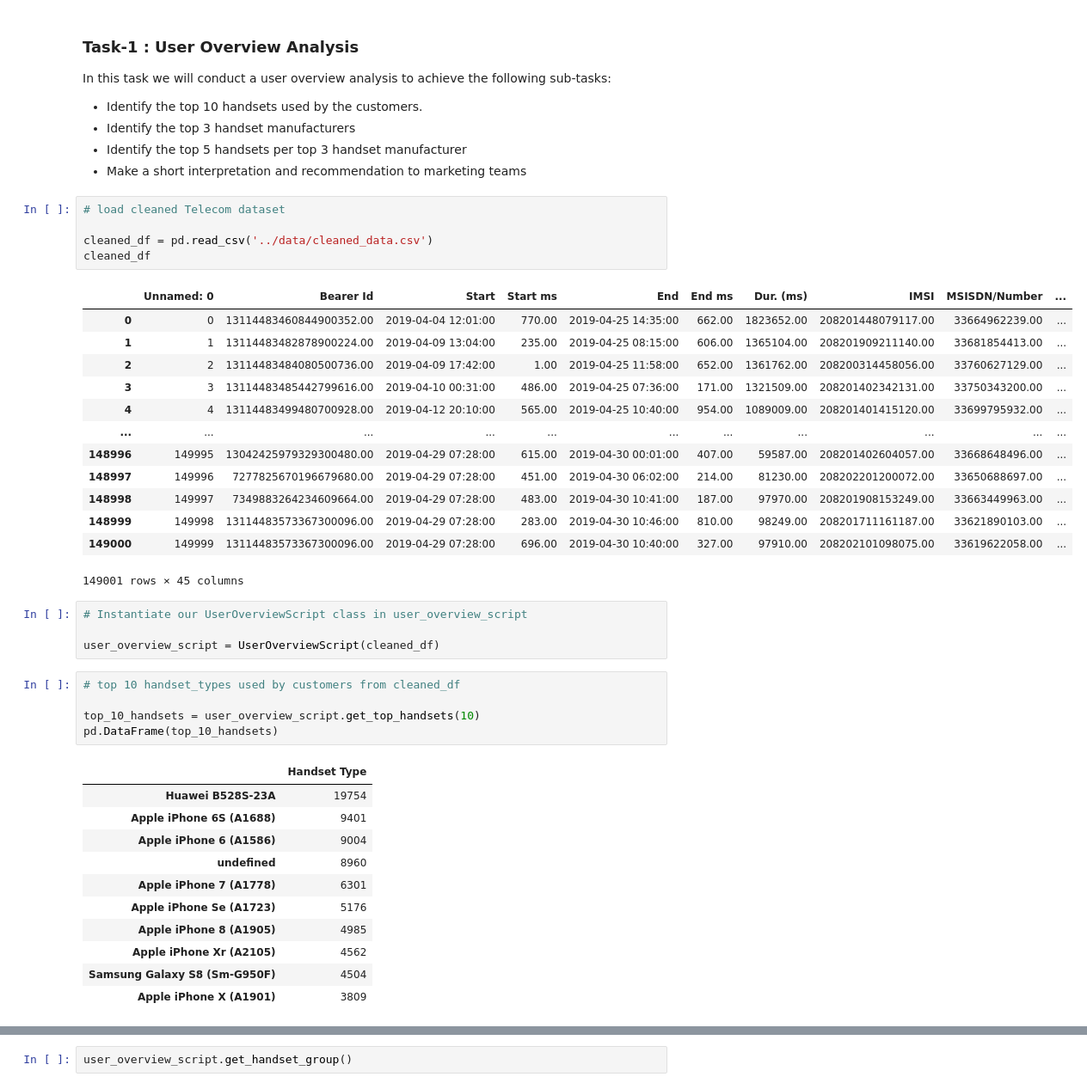
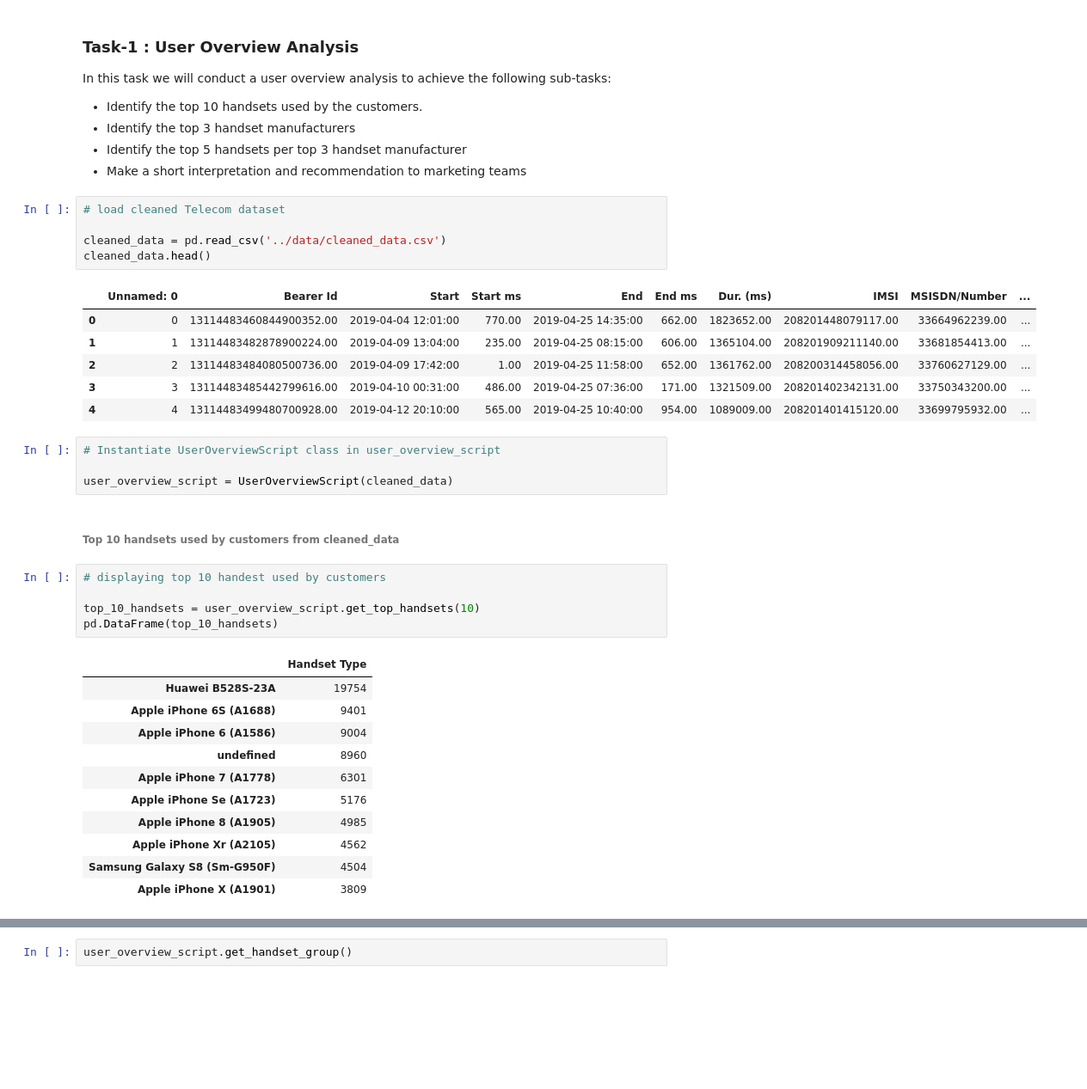
Before and after one commit to Yohanes-GR/Telecom-Data-Analysis, a Jupyter notebook: notebooks/Task_1_User_Overview_Analysis.ipynb, the cells around one changed output, grey strips where cells are left out. Shown at 86% size. Drawn from its saved outputs; the diff is of its cells as text; blank space fills up the shorter version.

```diff
--- a/notebooks/Task_1_User_Overview_Analysis.ipynb
+++ b/notebooks/Task_1_User_Overview_Analysis.ipynb
@@ -30,28 +30,23 @@ In this task we will conduct a user overview analysis to achieve the following s
 # %%
 # load cleaned Telecom dataset
 
-cleaned_df = pd.read_csv('../data/cleaned_data.csv')
-cleaned_df
+cleaned_data = pd.read_csv('../data/cleaned_data.csv')
+cleaned_data.head()
 # %% [output]
 |  | Unnamed: 0 | Bearer Id | Start | Start ms | End | End ms | Dur. (ms) | IMSI | MSISDN/Number | ... |
 | 0 | 0 | 13114483460844900352.00 | 2019-04-04 12:01:00 | 770.00 | 2019-04-25 14:35:00 | 662.00 | 1823652.00 | 208201448079117.00 | 33664962239.00 | ... |
 | 1 | 1 | 13114483482878900224.00 | 2019-04-09 13:04:00 | 235.00 | 2019-04-25 08:15:00 | 606.00 | 1365104.00 | 208201909211140.00 | 33681854413.00 | ... |
 | 2 | 2 | 13114483484080500736.00 | 2019-04-09 17:42:00 | 1.00 | 2019-04-25 11:58:00 | 652.00 | 1361762.00 | 208200314458056.00 | 33760627129.00 | ... |
 | 3 | 3 | 13114483485442799616.00 | 2019-04-10 00:31:00 | 486.00 | 2019-04-25 07:36:00 | 171.00 | 1321509.00 | 208201402342131.00 | 33750343200.00 | ... |
 | 4 | 4 | 13114483499480700928.00 | 2019-04-12 20:10:00 | 565.00 | 2019-04-25 10:40:00 | 954.00 | 1089009.00 | 208201401415120.00 | 33699795932.00 | ... |
-| ... | ... | ... | ... | ... | ... | ... | ... | ... | ... | ... |
-| 148996 | 149995 | 13042425979329300480.00 | 2019-04-29 07:28:00 | 615.00 | 2019-04-30 00:01:00 | 407.00 | 59587.00 | 208201402604057.00 | 33668648496.00 | ... |
-| 148997 | 149996 | 7277825670196679680.00 | 2019-04-29 07:28:00 | 451.00 | 2019-04-30 06:02:00 | 214.00 | 81230.00 | 208202201200072.00 | 33650688697.00 | ... |
-| 148998 | 149997 | 7349883264234609664.00 | 2019-04-29 07:28:00 | 483.00 | 2019-04-30 10:41:00 | 187.00 | 97970.00 | 208201908153249.00 | 33663449963.00 | ... |
-| 148999 | 149998 | 13114483573367300096.00 | 2019-04-29 07:28:00 | 283.00 | 2019-04-30 10:46:00 | 810.00 | 98249.00 | 208201711161187.00 | 33621890103.00 | ... |
-| 149000 | 149999 | 13114483573367300096.00 | 2019-04-29 07:28:00 | 696.00 | 2019-04-30 10:40:00 | 327.00 | 97910.00 | 208202101098075.00 | 33619622058.00 | ... |
-149001 rows × 45 columns
 # %%
-# Instantiate our UserOverviewScript class in user_overview_script
+# Instantiate UserOverviewScript class in user_overview_script
 
-user_overview_script = UserOverviewScript(cleaned_df)
+user_overview_script = UserOverviewScript(cleaned_data)
+# %% [markdown]
+###### Top 10 handsets used by customers from cleaned_data
 # %%
-# top 10 handset_types used by customers from cleaned_df
+# displaying top 10 handest used by customers
 
 top_10_handsets = user_overview_script.get_top_handsets(10)
 pd.DataFrame(top_10_handsets)
```
Also changed, not shown: parts of 23 cells of this notebook.
